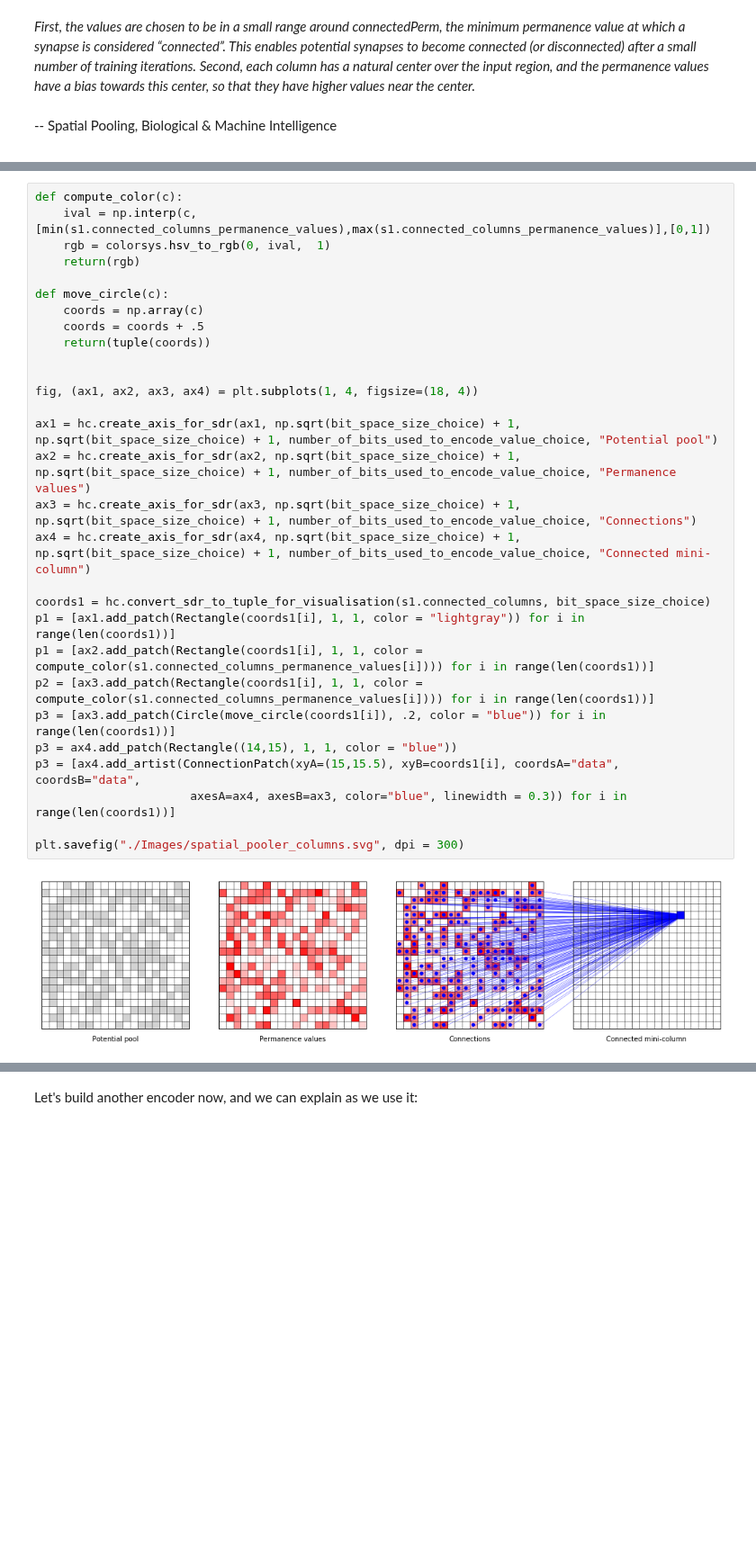
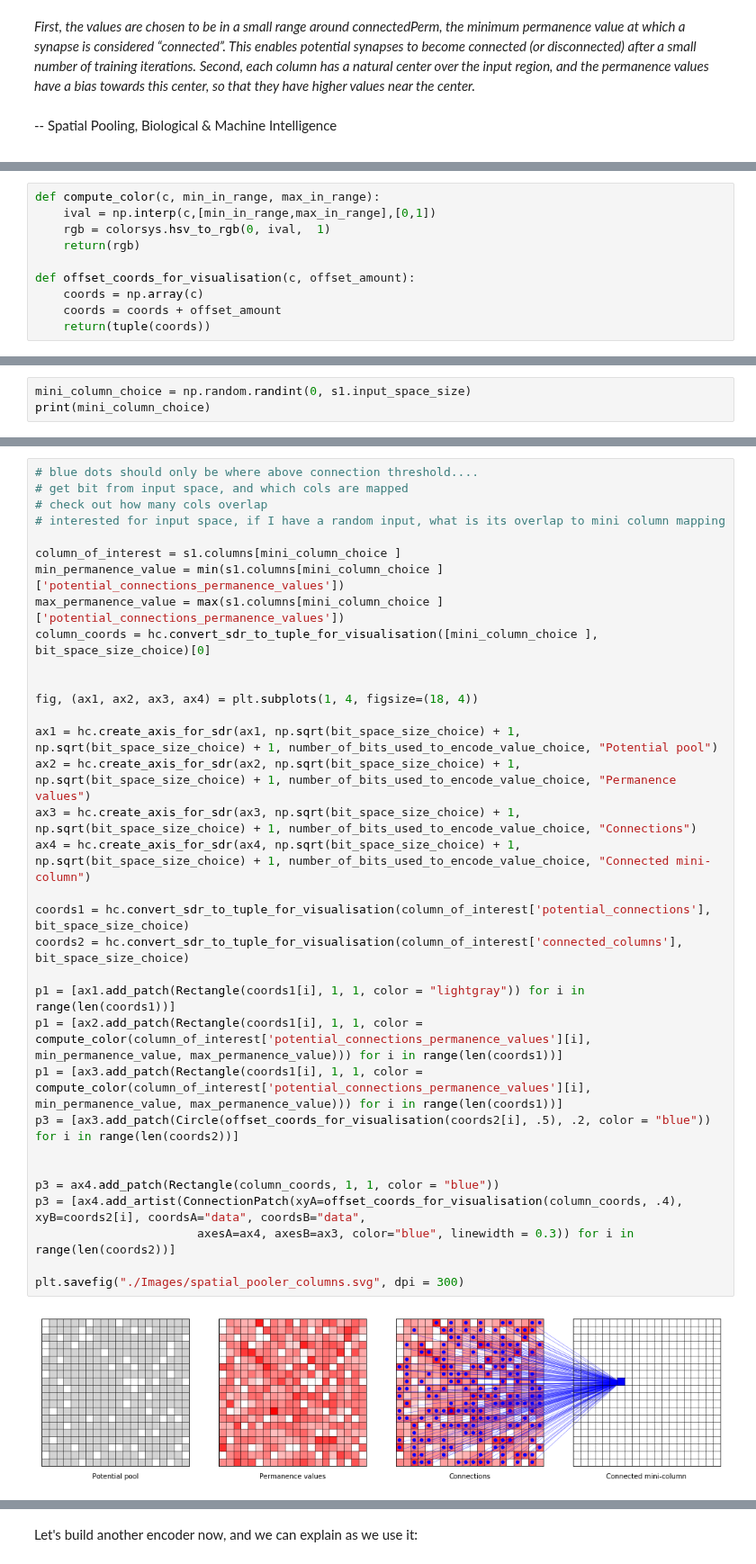
Before and after one commit to jgab3103/Jamie-Gabriel, a Jupyter notebook: Notebooks/jovyan/HTMProjects/HTM_Notes_6.ipynb, the cells around one changed output, grey strips where cells are left out. Shown at 90% size. Cells and saved outputs as stored; diff of their text form; blank space fills up the shorter version.

Commit message:
update columns

```diff
--- a/Notebooks/jovyan/HTMProjects/HTM_Notes_6.ipynb
+++ b/Notebooks/jovyan/HTMProjects/HTM_Notes_6.ipynb
@@ -214,0 +246,10 @@ e2 = hc.Encoder(bit_space_size = bit_space_size_choice,
+# %%
+def compute_color(c, min_in_range, max_in_range):
+    ival = np.interp(c,[min_in_range,max_in_range],[0,1])
+    rgb = colorsys.hsv_to_rgb(0, ival,  1)
+    return(rgb)
+
+def offset_coords_for_visualisation(c, offset_amount):
+    coords = np.array(c)
+    coords = coords + offset_amount
+    return(tuple(coords))
@@ -214,0 +258,3 @@ e2 = hc.Encoder(bit_space_size = bit_space_size_choice,
+# %%
+mini_column_choice = np.random.randint(0, s1.input_space_size)
+print(mini_column_choice)
@@ -215,34 +265,38 @@ e2 = hc.Encoder(bit_space_size = bit_space_size_choice,
 # %%
-def compute_color(c):
-    ival = np.interp(c,[min(s1.connected_columns_permanence_values),max(s1.connected_columns_permanence_values)],[0,1])
-    rgb = colorsys.hsv_to_rgb(0, ival,  1)
-    return(rgb)
+# blue dots should only be where above connection threshold....
+# get bit from input space, and which cols are mapped
+# check out how many cols overlap
+# interested for input space, if I have a random input, what is its overlap to mini column mapping
 
-def move_circle(c):
-    coords = np.array(c)
-    coords = coords + .5
-    return(tuple(coords))
+column_of_interest = s1.columns[mini_column_choice ]
+min_permanence_value = min(s1.columns[mini_column_choice ]['potential_connections_permanence_values'])
+max_permanence_value = max(s1.columns[mini_column_choice ]['potential_connections_permanence_values'])
+column_coords = hc.convert_sdr_to_tuple_for_visualisation([mini_column_choice ], bit_space_size_choice)[0]
 
 
 fig, (ax1, ax2, ax3, ax4) = plt.subplots(1, 4, figsize=(18, 4))
 
 ax1 = hc.create_axis_for_sdr(ax1, np.sqrt(bit_space_size_choice) + 1, np.sqrt(bit_space_size_choice) + 1, number_of_bits_used_to_encode_value_choice, "Potential pool")
 ax2 = hc.create_axis_for_sdr(ax2, np.sqrt(bit_space_size_choice) + 1, np.sqrt(bit_space_size_choice) + 1, number_of_bits_used_to_encode_value_choice, "Permanence values")
 ax3 = hc.create_axis_for_sdr(ax3, np.sqrt(bit_space_size_choice) + 1, np.sqrt(bit_space_size_choice) + 1, number_of_bits_used_to_encode_value_choice, "Connections")
 ax4 = hc.create_axis_for_sdr(ax4, np.sqrt(bit_space_size_choice) + 1, np.sqrt(bit_space_size_choice) + 1, number_of_bits_used_to_encode_value_choice, "Connected mini-column")
 
-coords1 = hc.convert_sdr_to_tuple_for_visualisation(s1.connected_columns, bit_space_size_choice)
+coords1 = hc.convert_sdr_to_tuple_for_visualisation(column_of_interest['potential_connections'], bit_space_size_choice)
+coords2 = hc.convert_sdr_to_tuple_for_visualisation(column_of_interest['connected_columns'], bit_space_size_choice)
+
 p1 = [ax1.add_patch(Rectangle(coords1[i], 1, 1, color = "lightgray")) for i in range(len(coords1))]
-p1 = [ax2.add_patch(Rectangle(coords1[i], 1, 1, color = compute_color(s1.connected_columns_permanence_values[i]))) for i in range(len(coords1))]
-p2 = [ax3.add_patch(Rectangle(coords1[i], 1, 1, color = compute_color(s1.connected_columns_permanence_values[i]))) for i in range(len(coords1))]
-p3 = [ax3.add_patch(Circle(move_circle(coords1[i]), .2, color = "blue")) for i in range(len(coords1))]
-p3 = ax4.add_patch(Rectangle((14,15), 1, 1, color = "blue"))
-p3 = [ax4.add_artist(ConnectionPatch(xyA=(15,15.5), xyB=coords1[i], coordsA="data", coordsB="data",
-                      axesA=ax4, axesB=ax3, color="blue", linewidth = 0.3)) for i in range(len(coords1))]
+p1 = [ax2.add_patch(Rectangle(coords1[i], 1, 1, color = compute_color(column_of_interest['potential_connections_permanence_values'][i], min_permanence_value, max_permanence_value))) for i in range(len(coords1))]
+p1 = [ax3.add_patch(Rectangle(coords1[i], 1, 1, color = compute_color(column_of_interest['potential_connections_permanence_values'][i], min_permanence_value, max_permanence_value))) for i in range(len(coords1))]
+p3 = [ax3.add_patch(Circle(offset_coords_for_visualisation(coords2[i], .5), .2, color = "blue")) for i in range(len(coords2))]
+
+
+p3 = ax4.add_patch(Rectangle(column_coords, 1, 1, color = "blue"))
+p3 = [ax4.add_artist(ConnectionPatch(xyA=offset_coords_for_visualisation(column_coords, .4), xyB=coords2[i], coordsA="data", coordsB="data",
+                       axesA=ax4, axesB=ax3, color="blue", linewidth = 0.3)) for i in range(len(coords2))]
 
 plt.savefig("./Images/spatial_pooler_columns.svg", dpi = 300)
 # %% [output]
-[figure, old version]
+[figure, new version]
 # %% [markdown]
 <div style="background:#99ddff; color:black; padding: 10px">
 <b>Add to these notes:</b>
```
Also changed, not shown: parts of 14 cells of this notebook, 3 other files.
